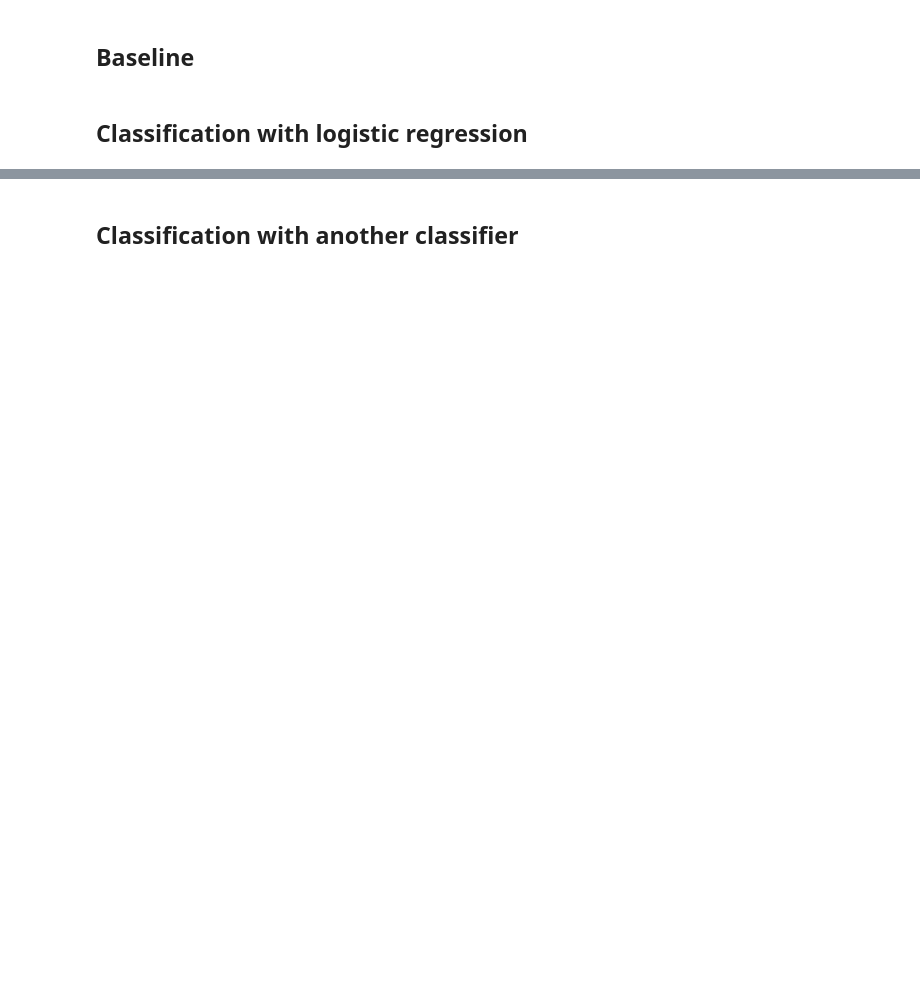
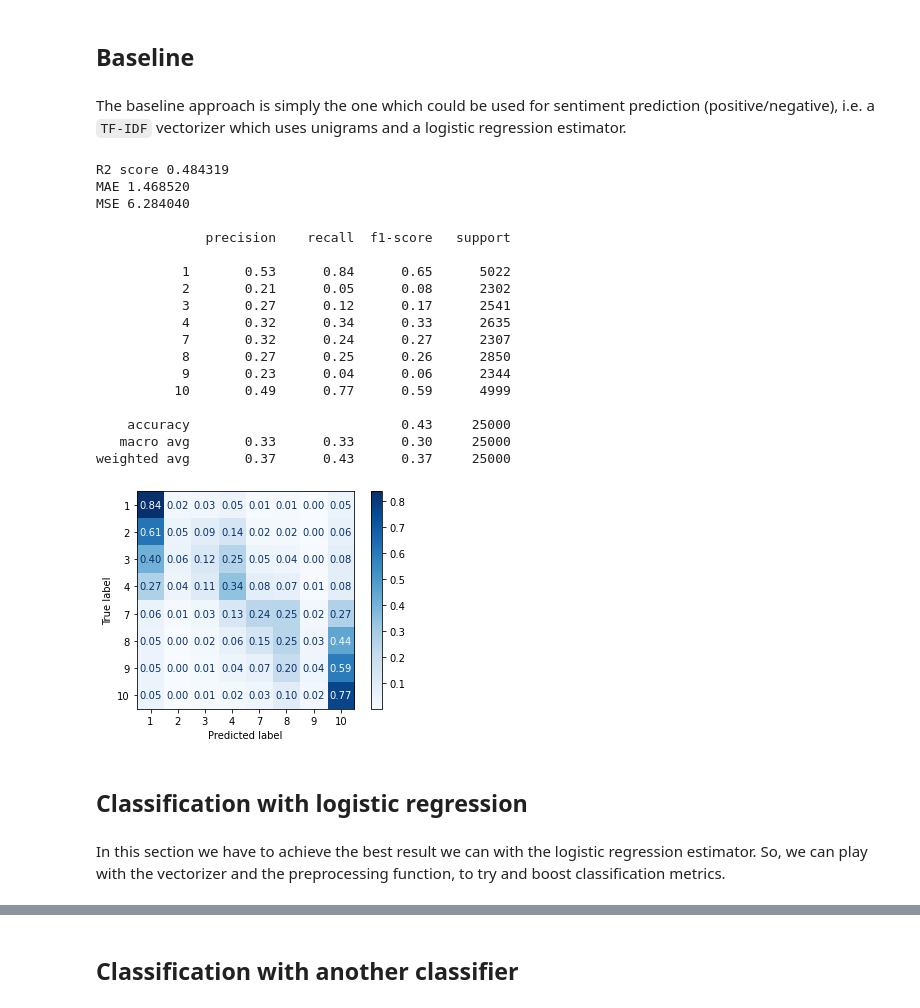
Before and after one commit to Wadaboa/nlp-assignments, a Jupyter notebook: sentiment_analysis.ipynb, the cells around one changed output, grey strips where cells are left out. Drawn from its saved outputs; the diff is of its cells as text; code cells hidden in the pictures; blank space fills up the shorter version.

```diff
--- a/sentiment_analysis.ipynb
+++ b/sentiment_analysis.ipynb
@@ -165,0 +233,2 @@ Number of duplicated texts: 418
+# %%
+df = df.drop(df[df["text"].duplicated()].index)
@@ -299,28 +374,33 @@ Number of sentences in the training set: 25000
 Number of sentences in the test set: 25000
 # %%
 def predict(classifier, x_train, x_test):
-    return (
-        classifier.predict(x_train),
-        classifier.predict(x_test),
-        np.around(y_pred_test),
-    )
+    """
+    Given a classifier and training/testing matrices, return predictions
+    """
+    return (classifier.predict(x_train), classifier.predict(x_test))
 # %%
-def print_evaluation(y_test, y_pred_test, y_pred_test_class):
+def print_evaluation(test_scores, pred_test_scores):
+    """
+    Given ground-truth test scores and predicted test scores,
+    print classification measures
+    """
     # Evaluation as a regression task
-    print("R2 score %f" % (r2_score(y_test, y_pred_test)))
-    print("MAE %f" % (mean_absolute_error(y_test, y_pred_test)))
-    print("MSE %f" % (mean_squared_error(y_test, y_pred_test)))
+    print("R2 score %f" % (r2_score(test_scores, pred_test_scores)))
+    print("MAE %f" % (mean_absolute_error(test_scores, pred_test_scores)))
+    print("MSE %f" % (mean_squared_error(test_scores, pred_test_scores)))
     print()
 
     # Evaluation as a multi-class classification task
-    report = classification_report(y_test, y_pred_test_class, labels=score_labels)
+    report = classification_report(
+        test_scores, np.around(pred_test_scores), labels=score_labels
+    )
     print(report)
 
     # Fancy confusion matrix
     plot_confusion_matrix(
         classifier,
-        x_test,
-        y_test,
+        test_corpus,
+        test_scores,
         normalize="true",
         cmap=plt.cm.Blues,
         values_format=".2f",
@@ -407,10 +525,12 @@ this picture reminds me of a keneth more picture from called the admirable crigh
 # %% [markdown]
 ## Baseline
+# %% [markdown]
+The baseline approach is simply the one which could be used for sentiment prediction (positive/negative), i.e. a `TF-IDF` vectorizer which uses unigrams and a logistic regression estimator.
 # %%
-text_clf = Pipeline(
+pipeline = Pipeline(
     [
         ("tfidf", TfidfVectorizer()),
         ("clf", LogisticRegression(random_state=RANDOM_SEED, max_iter=1000)),
     ]
 )
-text_clf = text_clf.fit(train_corpus, train_scores)
+classifier = pipeline.fit(train_corpus, train_scores)
@@ -420,3 +537,28 @@ print_evaluation(y_test, y_pred_test, y_pred_test_class)
+# %%
+pred_train_scores, pred_test_scores = predict(classifier, train_corpus, test_corpus)
+print_evaluation(test_scores, pred_test_scores)
+# %% [output]
+R2 score 0.484319
+MAE 1.468520
+MSE 6.284040
+
+              precision    recall  f1-score   support
+
+           1       0.53      0.84      0.65      5022
+           2       0.21      0.05      0.08      2302
+           3       0.27      0.12      0.17      2541
+           4       0.32      0.34      0.33      2635
+           7       0.32      0.24      0.27      2307
+           8       0.27      0.25      0.26      2850
+           9       0.23      0.04      0.06      2344
+          10       0.49      0.77      0.59      4999
+
+    accuracy                           0.43     25000
+   macro avg       0.33      0.33      0.30     25000
+weighted avg       0.37      0.43      0.37     25000
+[figure, added]
 # %% [markdown]
 ## Classification with logistic regression
+# %% [markdown]
+In this section we have to achieve the best result we can with the logistic regression estimator. So, we can play with the vectorizer and the preprocessing function, to try and boost classification metrics.
 # %%
```
Also changed, not shown: parts of 37 cells of this notebook.
